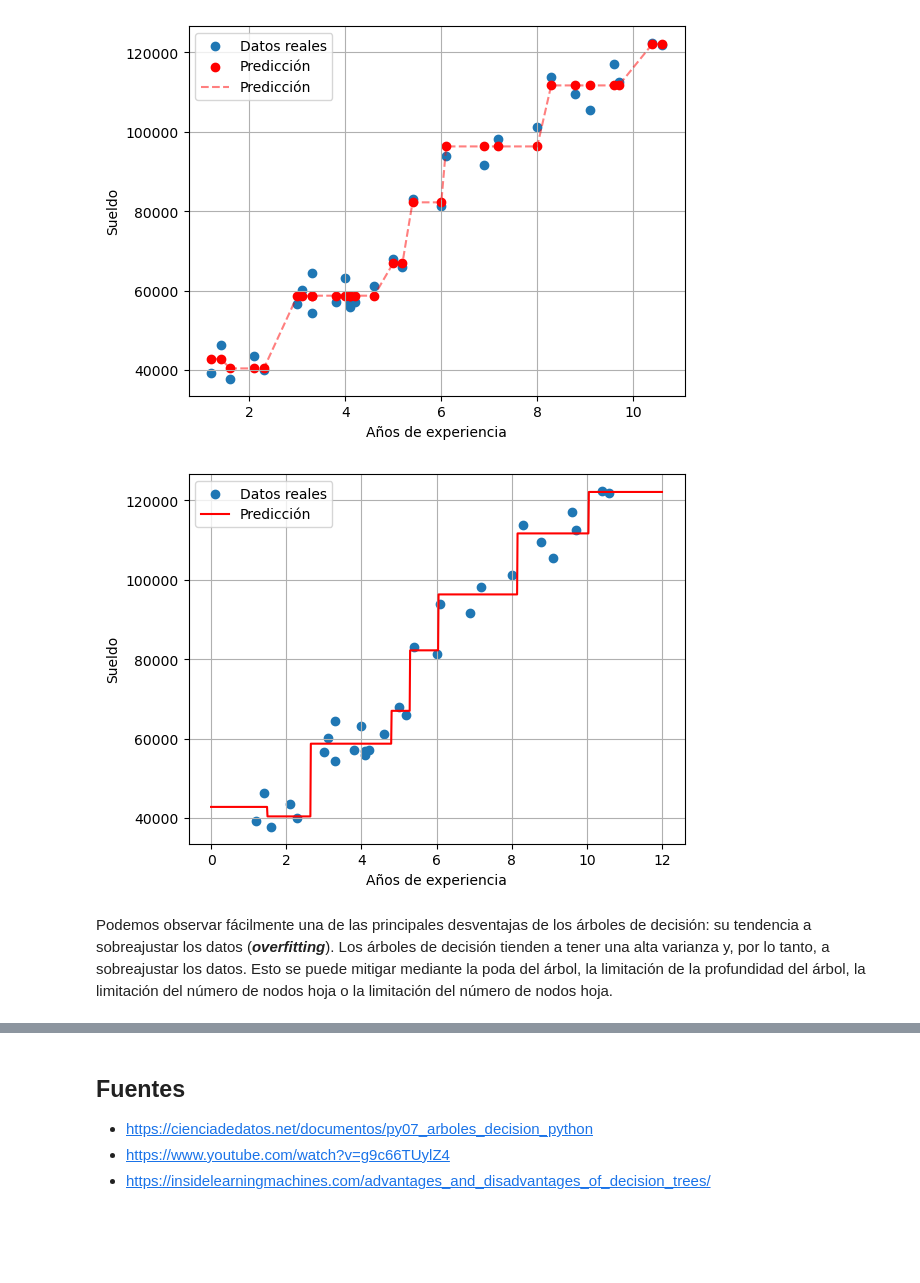
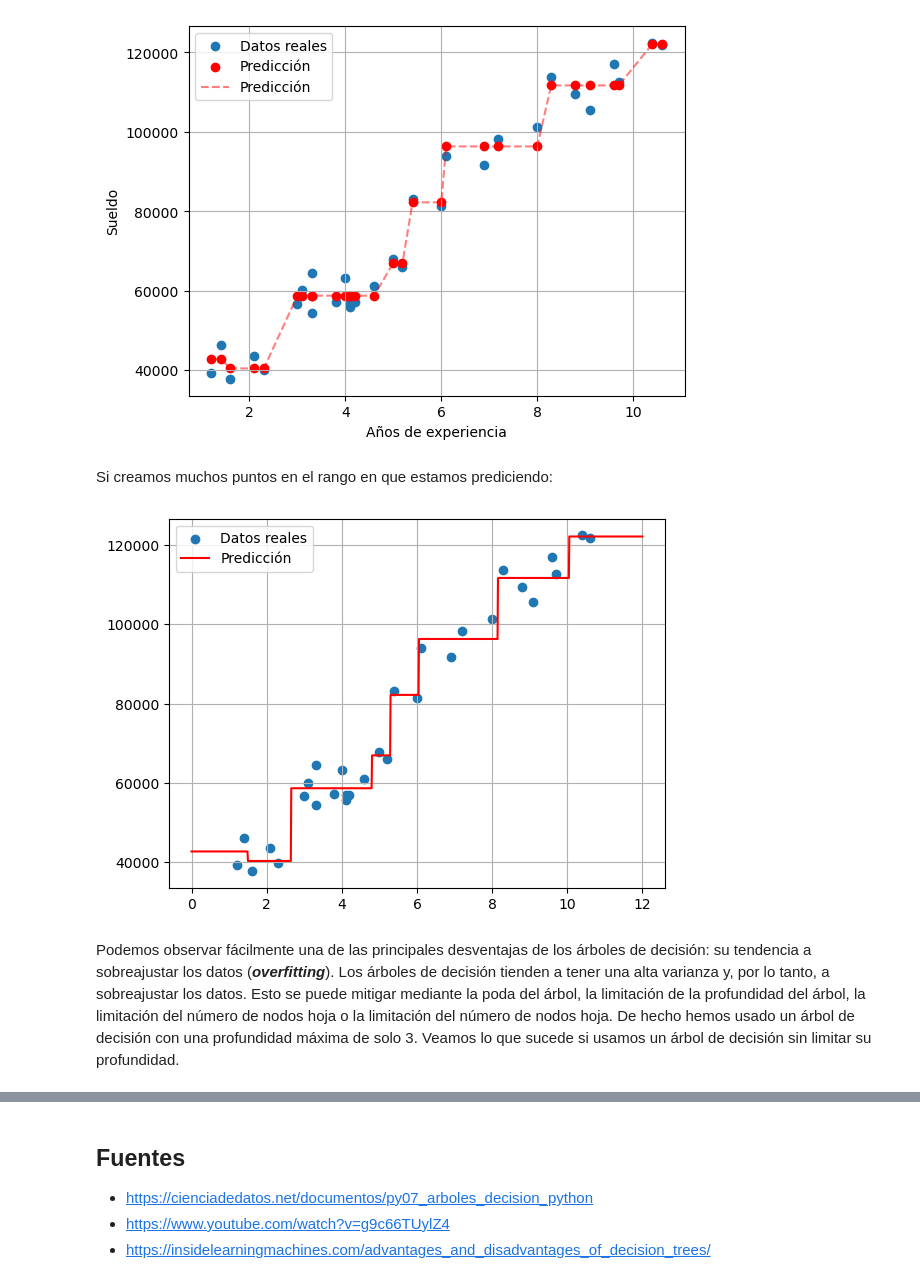
Before and after one commit to avidaldo/ia23, a Jupyter notebook: algoritmos/decision_tree.ipynb, the cells around one changed output, grey strips where cells are left out. Cells and saved outputs as stored; diff of their text form; code cells hidden in the pictures; blank space fills up the shorter version.

Commit message:
más detalle overfitting regresión

```diff
--- a/algoritmos/decision_tree.ipynb
+++ b/algoritmos/decision_tree.ipynb
@@ -70,5 +68,4 @@ from sklearn.tree import DecisionTreeRegressor
 
 df = pd.read_csv("data/salaries.csv")
 
-tree_reg = DecisionTreeRegressor(max_depth=3)
-tree_reg.fit(df[["YearsExperience"]], df["Salary"])
+tree_reg = DecisionTreeRegressor(max_depth=3).fit(df[["YearsExperience"]], df["Salary"])
@@ -104,18 +96,19 @@ plt.grid(True)
 plt.show()
 # %% [output]
 [figure]
+# %% [markdown]
+Si creamos muchos puntos en el rango en que estamos prediciendo:
 # %%
 import numpy as np
+
 plt.scatter(df['YearsExperience'], df['Salary'], label='Datos reales')
 x = np.linspace(0, 12, 1000)
 y_pred = tree_reg.predict(x.reshape(-1, 1))
 plt.plot(x, y_pred, color='red', label='Predicción')
-plt.xlabel('Años de experiencia')
-plt.ylabel('Sueldo')
 plt.legend()
 plt.grid(True)
 plt.show()
 # %% [output]
-[figure, old version]
+[figure, new version]
 # %% [markdown]
-Podemos observar fácilmente una de las principales desventajas de los árboles de decisión: su tendencia a sobreajustar los datos (***overfitting***). Los árboles de decisión tienden a tener una alta varianza y, por lo tanto, a sobreajustar los datos. Esto se puede mitigar mediante la poda del árbol, la limitación de la profundidad del árbol, la limitación del número de nodos hoja o la limitación del número de nodos hoja.
+Podemos observar fácilmente una de las principales desventajas de los árboles de decisión: su tendencia a sobreajustar los datos (***overfitting***). Los árboles de decisión tienden a tener una alta varianza y, por lo tanto, a sobreajustar los datos. Esto se puede mitigar mediante la poda del árbol, la limitación de la profundidad del árbol, la limitación del número de nodos hoja o la limitación del número de nodos hoja. De hecho hemos usado un árbol de decisión con una profundidad máxima de solo 3. Veamos lo que sucede si usamos un árbol de decisión sin limitar su profundidad.
```
Also changed, not shown: parts of 10 cells of this notebook.
